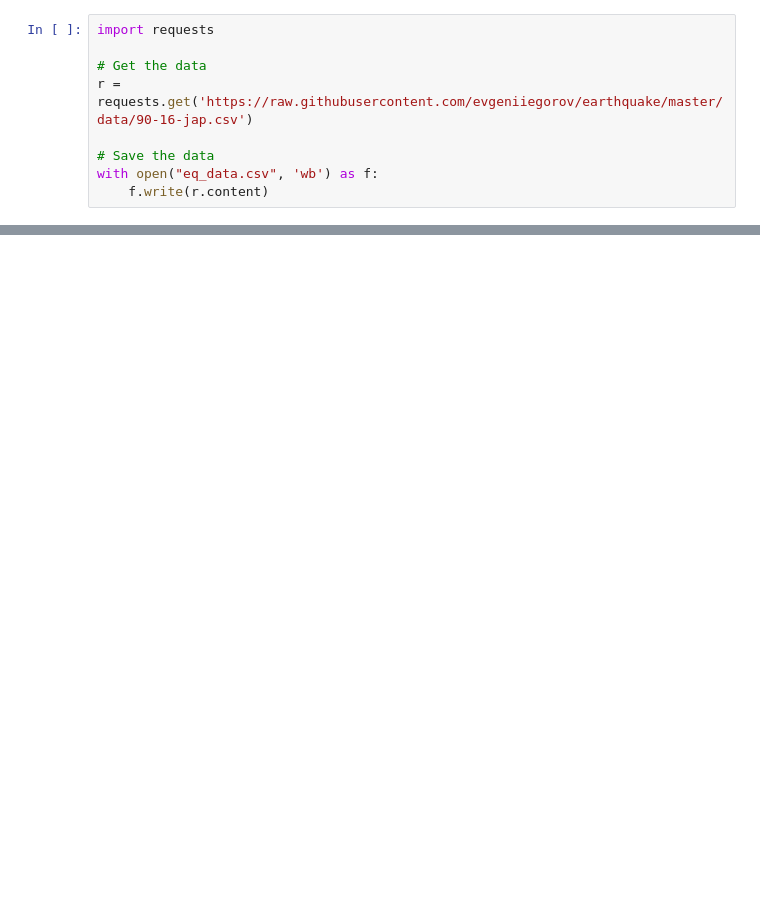
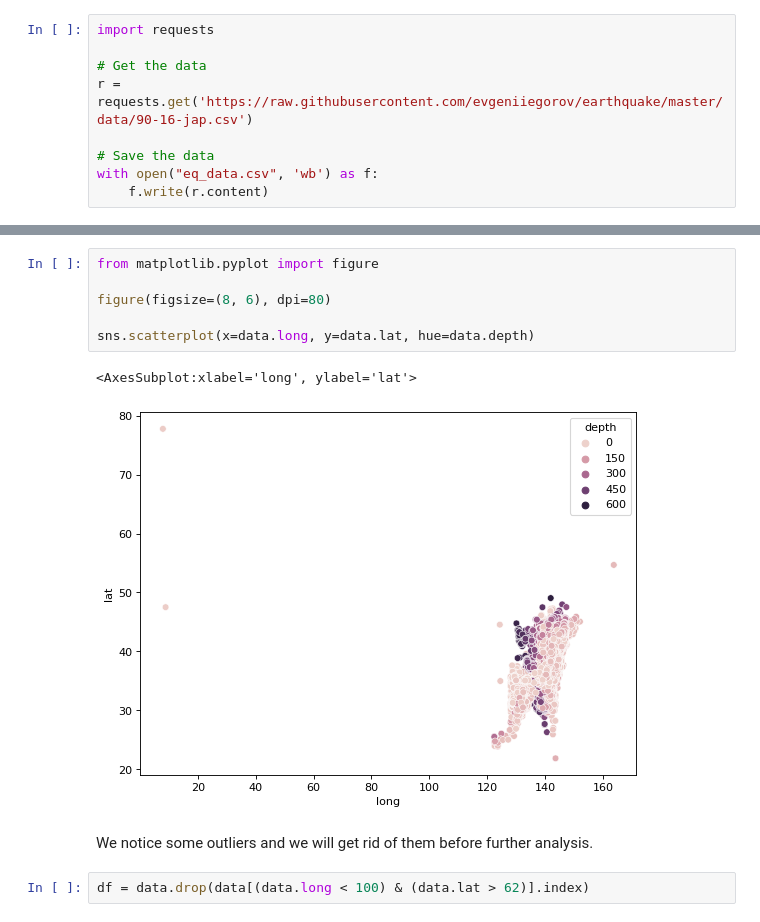
Before and after one commit to eupho73/TER-BNN, a Jupyter notebook: data/eq_data.ipynb, the cells around one changed output, grey strips where cells are left out. Cells and saved outputs as stored; diff of their text form; blank space fills up the shorter version.

```diff
--- a/data/eq_data.ipynb
+++ b/data/eq_data.ipynb
@@ -35 +36,14 @@ data[0::10000]
 | 240000 | 2014 | 12 | 14 | 15 | 1 | 25.090 | 35.9200 | 141.1300 | 25.0 | 2.9 |
+# %%
+from matplotlib.pyplot import figure
+
+figure(figsize=(8, 6), dpi=80)
+
+sns.scatterplot(x=data.long, y=data.lat, hue=data.depth)
+# %% [output]
+<AxesSubplot:xlabel='long', ylabel='lat'>
+[figure, added]
+# %% [markdown]
+We notice some outliers and we will get rid of them before further analysis.
+# %%
+df = data.drop(data[(data.long < 100) & (data.lat > 62)].index)
```
Also changed, not shown: parts of 7 cells of this notebook.
